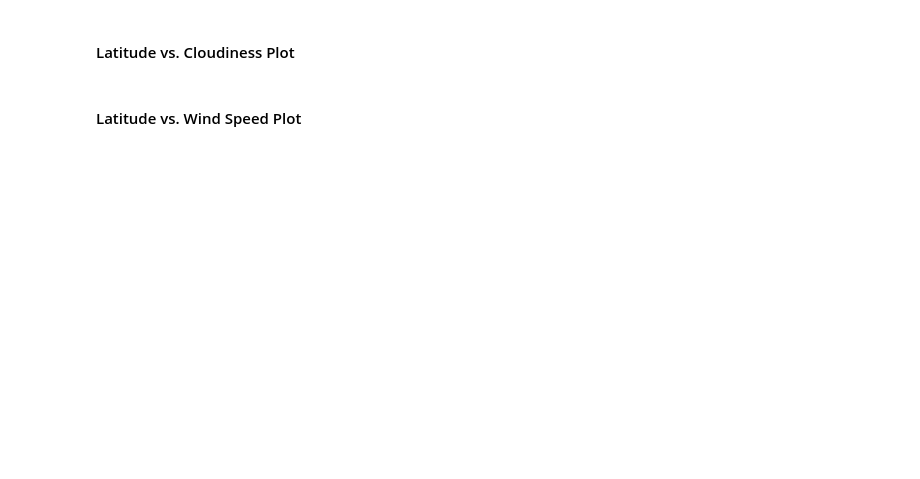
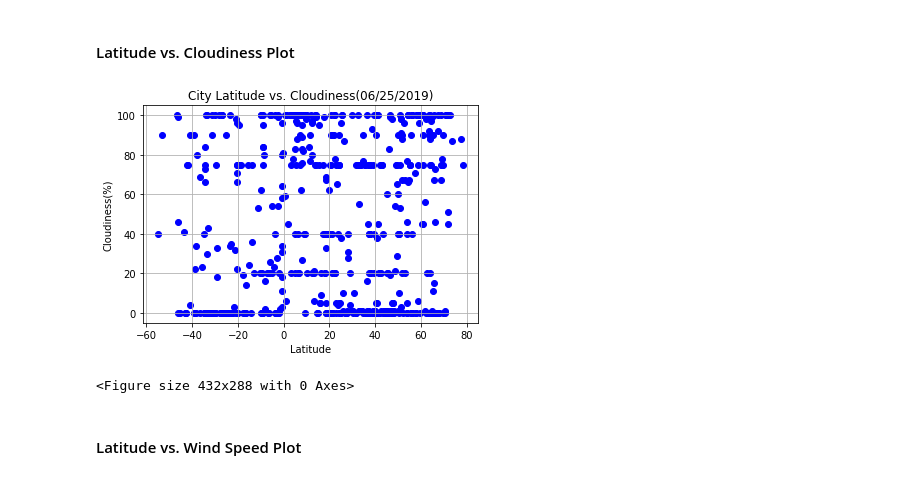
Before and after one commit to zareentaz/Equator-Weather-Analysis, a Jupyter notebook: Python-API/Instructions/starter_code/WeatherPy.ipynb, the cells around one changed output. Cells and saved outputs as stored; diff of their text form; code cells hidden in the pictures; blank space fills up the shorter version.

```diff
--- a/Python-API/Instructions/starter_code/WeatherPy.ipynb
+++ b/Python-API/Instructions/starter_code/WeatherPy.ipynb
@@ -163,4 +205,20 @@ KeyError: 'cities_pd'
 # %% [markdown]
 #### Latitude vs. Cloudiness Plot
+# %%
+#plot the graph between  Latitude vs Cloudiness
+x_axis = city_df["Lat"]
+y_axis = city_df["Cloudiness"]
+#plot the labels
+plt.title("City Latitude vs. Cloudiness(06/25/2019)")
+plt.xlabel("Latitude")
+plt.ylabel("Cloudiness(%)")
+plt.scatter(x_axis,y_axis,marker = "o",color = "blue")
+plt.grid()
+plt.show()
+#save the image
+plt.savefig("../Images/LatVscloudy.png")
+# %% [output]
+[figure, added]
+<Figure size 432x288 with 0 Axes>
 # %% [markdown]
 #### Latitude vs. Wind Speed Plot
```
Also changed, not shown: parts of 15 cells of this notebook, 8 other files.
